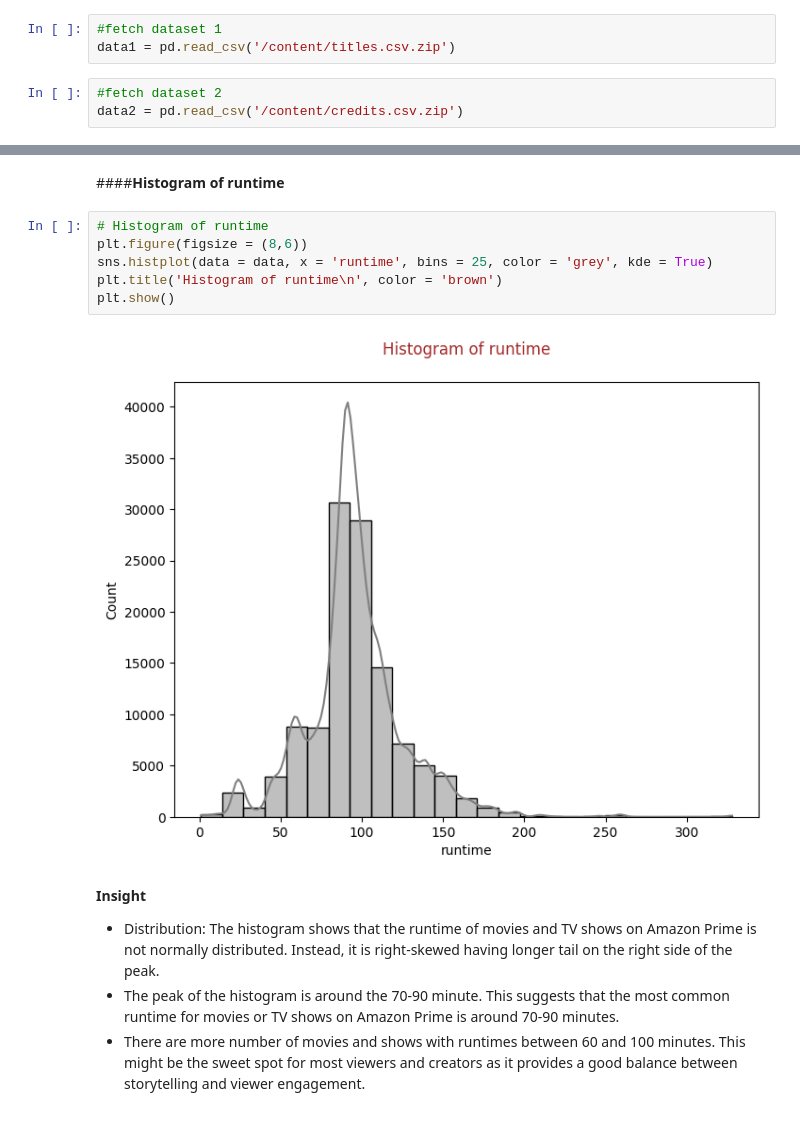
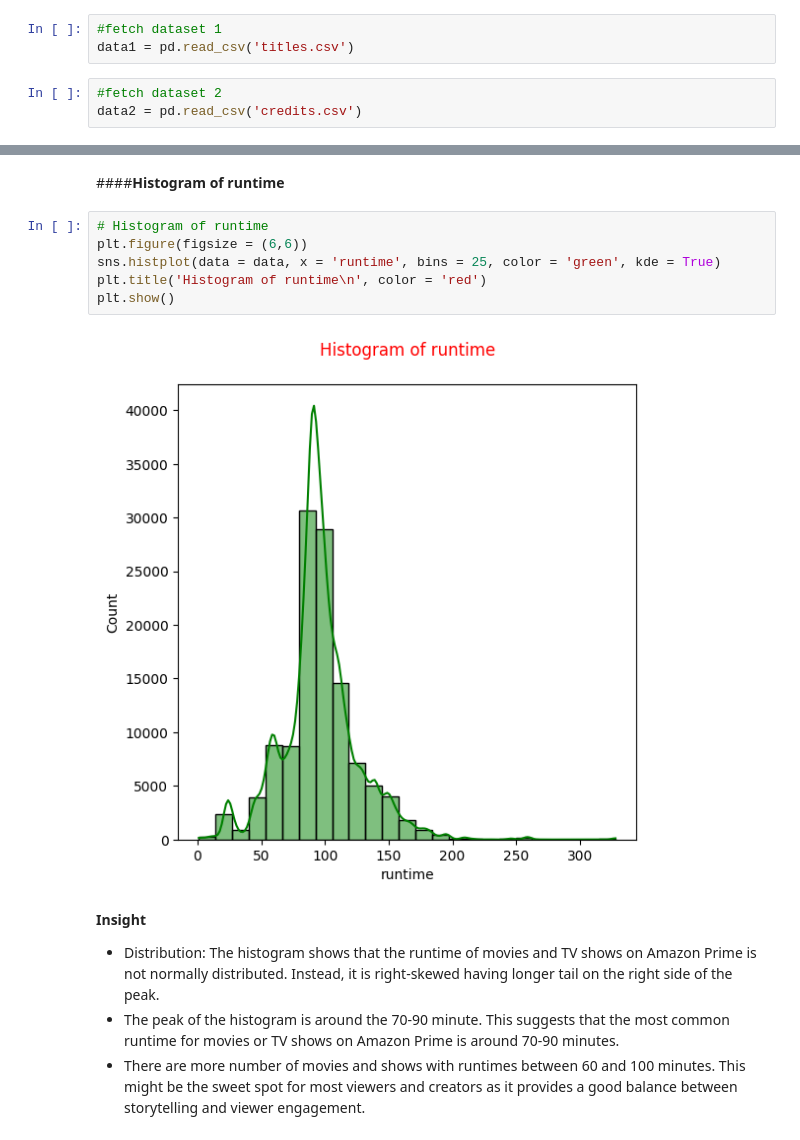
Before and after one commit to Nitika-sys/amazon-EDA, a Jupyter notebook: Amazon_prime_EDA.ipynb, the cells around one changed output, grey strips where cells are left out. Cells and saved outputs as stored; diff of their text form.

```diff
--- a/Amazon_prime_EDA.ipynb
+++ b/Amazon_prime_EDA.ipynb
@@ -50,10 +50,10 @@ import warnings
 warnings.filterwarnings('ignore')
 # %%
 #fetch dataset 1
-data1 = pd.read_csv('/content/titles.csv.zip')
+data1 = pd.read_csv('titles.csv')
 # %%
 #fetch dataset 2
-data2 = pd.read_csv('/content/credits.csv.zip')
+data2 = pd.read_csv('credits.csv')
 # %%
 data1.columns
 # %% [output]
@@ -498,12 +498,12 @@ plt.show()
 ####**Histogram of runtime**
 # %%
 # Histogram of runtime
-plt.figure(figsize = (8,6))
-sns.histplot(data = data, x = 'runtime', bins = 25, color = 'grey', kde = True)
-plt.title('Histogram of runtime\n', color = 'brown')
+plt.figure(figsize = (6,6))
+sns.histplot(data = data, x = 'runtime', bins = 25, color = 'green', kde = True)
+plt.title('Histogram of runtime\n', color = 'red')
 plt.show()
 # %% [output]
-[figure, old version]
+[figure, new version]
 # %% [markdown]
 **Insight**
 - Distribution: The histogram shows that the runtime of movies and TV shows on Amazon Prime is not normally distributed. Instead, it is right-skewed having longer tail on the right side of the peak.
```
Also changed, not shown: parts of 17 cells of this notebook.
